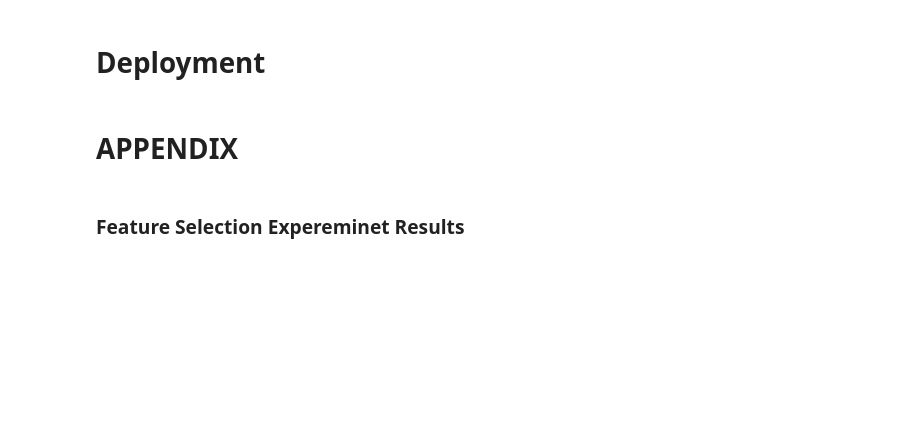
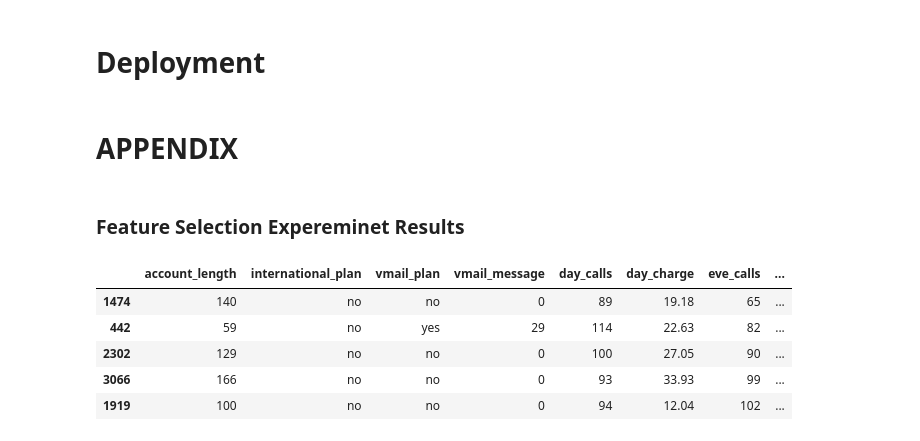
Before and after one commit to mdushetwar/Customer_Churn, a Jupyter notebook: PRCL-0017-Customer_Churn.ipynb, the cells around one changed output. Drawn from its saved outputs; the diff is of its cells as text; code cells hidden in the pictures; blank space fills up the shorter version.

```diff
--- a/PRCL-0017-Customer_Churn.ipynb
+++ b/PRCL-0017-Customer_Churn.ipynb
@@ -918,3 +918,12 @@ pickle.dump(preprocessor, open('preprocessor.pkl', 'wb'))
 # %%
 rf={7:94.76,8:94.81, 9: 95.91, 10: 95.97, 11:95.37, 12:95.25}
 xgb={7:95.81, 8:95.75, 9: 97, 10: 97.61, 11:97.47, 12:97.47}
+# %%
+df.sample(5)
+# %% [output]
+|  | account_length | international_plan | vmail_plan | vmail_message | day_calls | day_charge | eve_calls | ... |
+| 1474 | 140 | no | no | 0 | 89 | 19.18 | 65 | ... |
+| 442 | 59 | no | yes | 29 | 114 | 22.63 | 82 | ... |
+| 2302 | 129 | no | no | 0 | 100 | 27.05 | 90 | ... |
+| 3066 | 166 | no | no | 0 | 93 | 33.93 | 99 | ... |
+| 1919 | 100 | no | no | 0 | 94 | 12.04 | 102 | ... |
```
Also changed, not shown: parts of 8 cells of this notebook, 1 other file.
